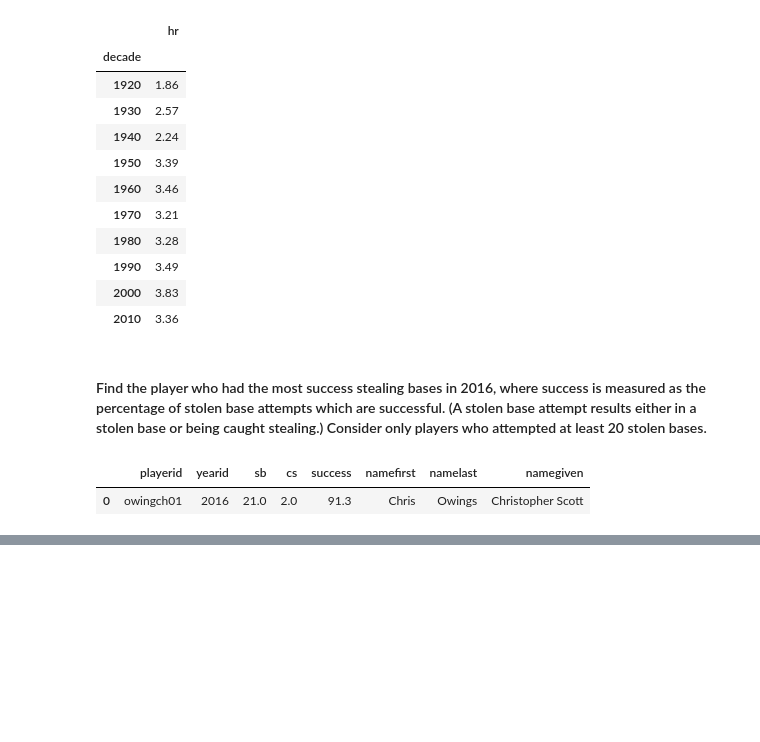
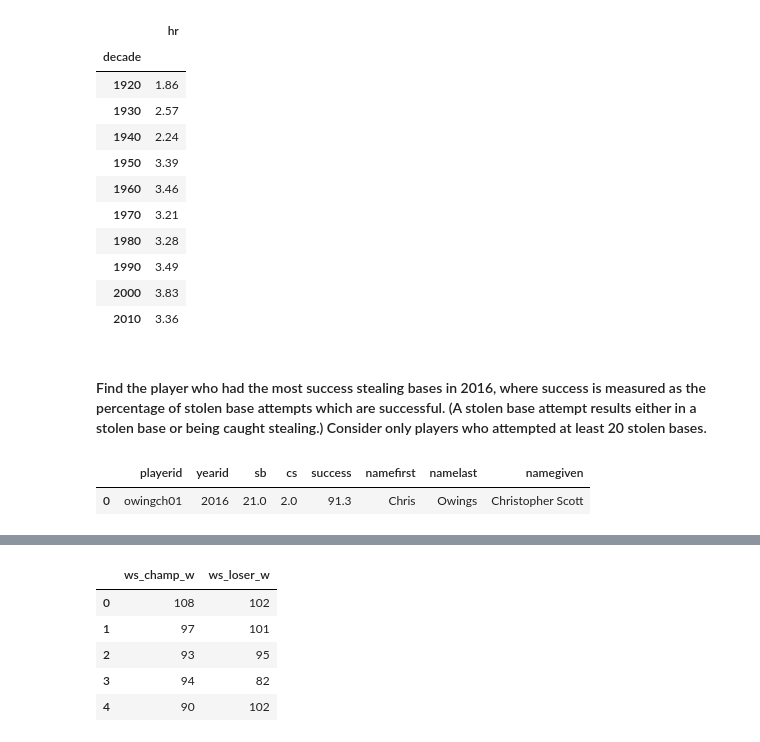
Before and after one commit to mwbarnesy/lahman-baseball-again, a Jupyter notebook: Notebooks/lahman_again.ipynb, the cells around one changed output, grey strips where cells are left out. Cells and saved outputs as stored; diff of their text form; code cells hidden in the pictures; blank space fills up the shorter version.

```diff
--- a/Notebooks/lahman_again.ipynb
+++ b/Notebooks/lahman_again.ipynb
@@ -264,0 +343,6 @@ best_stealer.drop(columns = ['birthyear', 'birthmonth',
+# %%
+ws_winners_no1981 = ws_winners_no1981.rename(columns = {'w' : 'ws_champ_w'})
+# %%
+ws_losers_no1981 = ws_losers_no1981.rename(columns = {'w' : 'ws_loser_w'})
+# %%
+ws_winners_no1981['ws_loser_w'] = ws_losers_no1981['ws_loser_w']
@@ -265,2 +355,14 @@ best_stealer.drop(columns = ['birthyear', 'birthmonth',
+# %%
+ws_winners_no1981 = ws_winners_no1981.drop(columns = ['yearid', 'round', 'teamidwinner', 'lgidwinner', 'teamidloser',
+       'lgidloser', 'teamid', 'wswin'])
+# %%
+ws_winners_no1981.head()
+# %% [output]
+|  | ws_champ_w | ws_loser_w |
+| 0 | 108 | 102 |
+| 1 | 97 | 101 |
+| 2 | 93 | 95 |
+| 3 | 94 | 82 |
+| 4 | 90 | 102 |
 # %%
 #engine.dispose()
```
Also changed, not shown: parts of 20 cells of this notebook.
